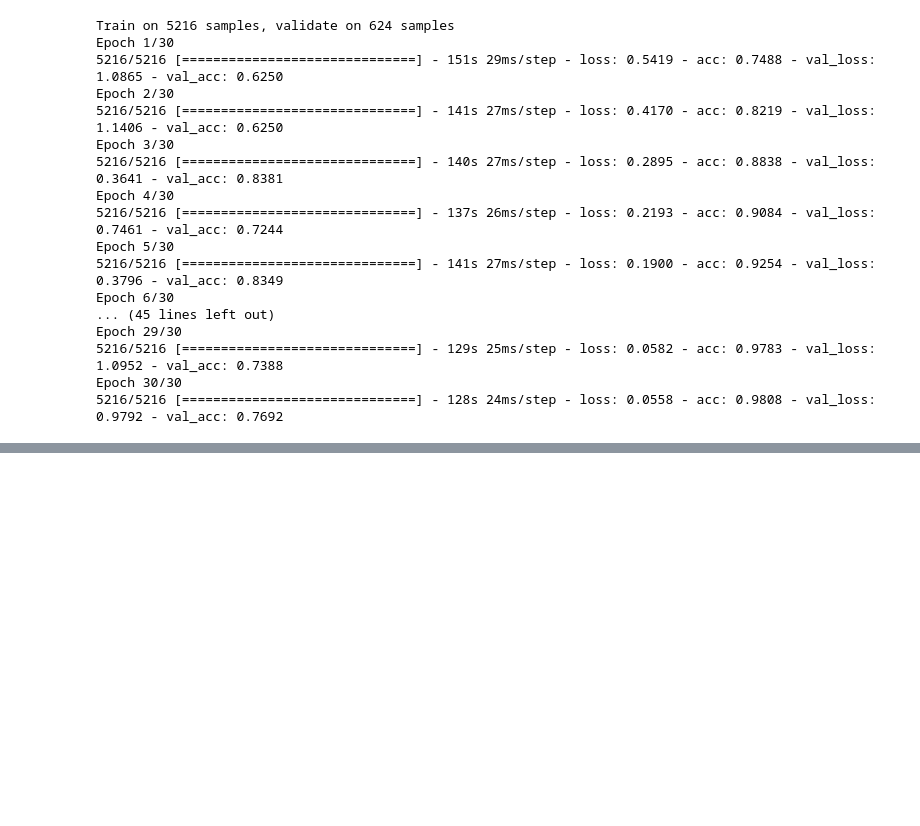
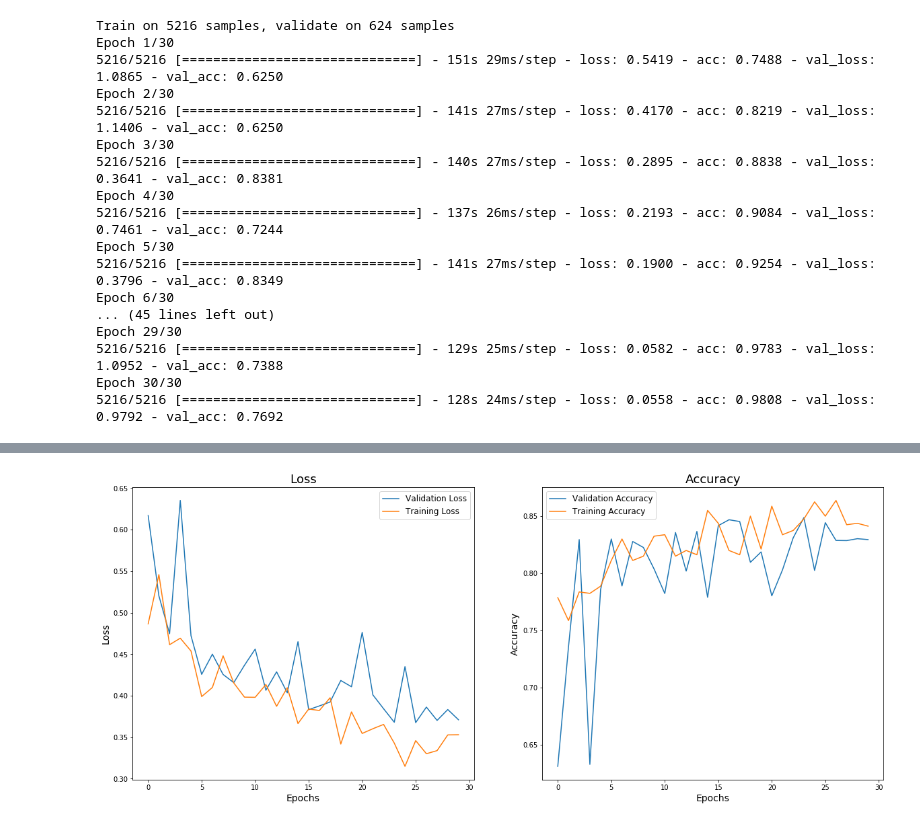
Before and after one commit to toopster/dsc-module-4-project, a Jupyter notebook: index.ipynb, the cells around one changed output, grey strips where cells are left out. Drawn from its saved outputs; the diff is of its cells as text; code cells hidden in the pictures; blank space fills up the shorter version.

Commit message:
Final tweaks, for now, on the business case and 7th model

```diff
--- a/index.ipynb
+++ b/index.ipynb
@@ -822,0 +832,4 @@ results_X_test
+# %%
+train_datagen = ImageDataGenerator(rescale=1./255,
+                                   zoom_range=0.3,
+                                   vertical_flip=True)
@@ -822,0 +861,26 @@ results_X_test
+# %%
+model_7 = models.Sequential()
+model_7.add(layers.Conv2D(32, (3, 3),
+                          activation='relu',
+                          input_shape=(128, 128,  3)))
+model_7.add(layers.MaxPooling2D((2, 2)))
+
+model_7.add(layers.Conv2D(32, (4, 4), activation='relu'))
+model_7.add(layers.MaxPooling2D((2, 2)))
+
+model_7.add(layers.Conv2D(64, (3, 3), activation='relu'))
+model_7.add(layers.MaxPooling2D((2, 2)))
+
+model_7.add(layers.Flatten())
+model_7.add(layers.Dense(64, activation='relu'))
+model_7.add(layers.Dense(1, activation='sigmoid'))
+
+model_7.compile(loss='binary_crossentropy',
+                optimizer= 'sgd',
+              metrics=['acc'])
+# %%
+results_7 = model_7.fit_generator(train_generator,
+                                steps_per_epoch=25,
+                                epochs=30,
+                                validation_data=test_generator,
+                                validation_steps=25)
@@ -822,0 +905,5 @@ results_X_test
+# %%
+# Visualise the loss and accuracy of the training and validation sets across epochs
+visualize_results(results_7)
+# %% [output]
+[figure, added]
```
Also changed, not shown: parts of 24 cells of this notebook, 1 other file.
